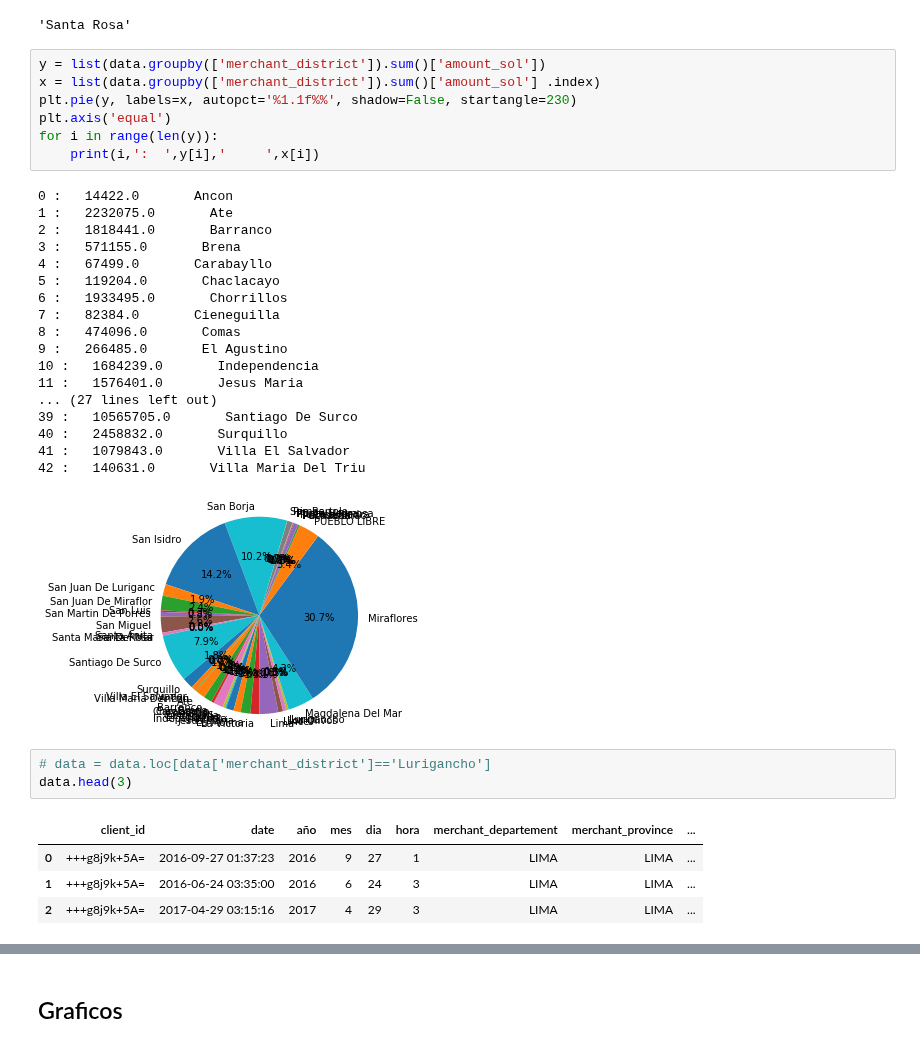
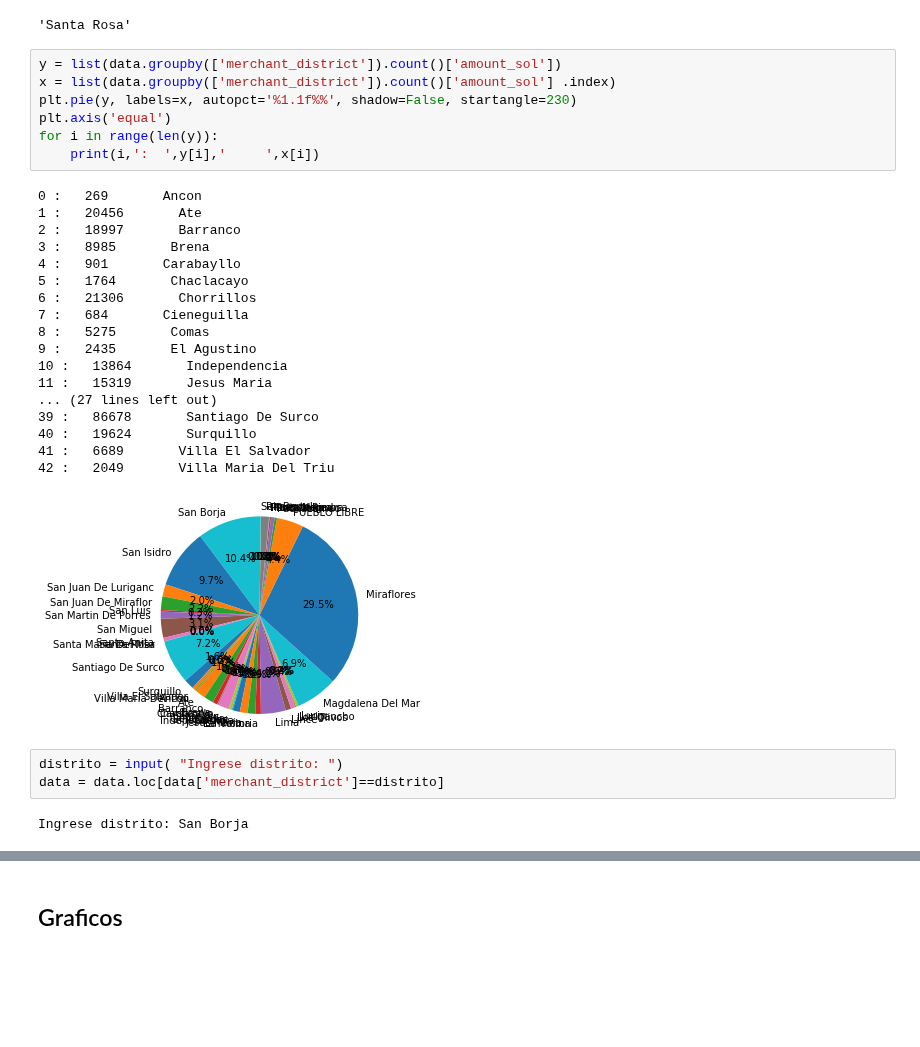
Before and after one commit to johnkbarrera/TemporalTXs, a Jupyter notebook: (1) ANALISIS DE DATOS.ipynb, the cells around one changed output, grey strips where cells are left out. Saved outputs shown, nothing was run; the diff lists cells and outputs as text; blank space fills up the shorter version.

```diff
--- a/(1) ANALISIS DE DATOS.ipynb
+++ b/(1) ANALISIS DE DATOS.ipynb
@@ -57,36 +57,33 @@ x[y.index(min(y))]
 # %% [output]
 'Santa Rosa'
 # %%
-y = list(data.groupby(['merchant_district']).sum()['amount_sol'])
-x = list(data.groupby(['merchant_district']).sum()['amount_sol'] .index)
+y = list(data.groupby(['merchant_district']).count()['amount_sol'])
+x = list(data.groupby(['merchant_district']).count()['amount_sol'] .index)
 plt.pie(y, labels=x, autopct='%1.1f%%', shadow=False, startangle=230)
 plt.axis('equal')
 for i in range(len(y)):
     print(i,':  ',y[i],'     ',x[i])
 # %% [output]
-0 :   14422.0       Ancon
-1 :   2232075.0       Ate
-2 :   1818441.0       Barranco
-3 :   571155.0       Brena
-4 :   67499.0       Carabayllo
-5 :   119204.0       Chaclacayo
-6 :   1933495.0       Chorrillos
-7 :   82384.0       Cieneguilla
-8 :   474096.0       Comas
-9 :   266485.0       El Agustino
-10 :   1684239.0       Independencia
-11 :   1576401.0       Jesus Maria
+0 :   269       Ancon
+1 :   20456       Ate
+2 :   18997       Barranco
+3 :   8985       Brena
+4 :   901       Carabayllo
+5 :   1764       Chaclacayo
+6 :   21306       Chorrillos
+7 :   684       Cieneguilla
+8 :   5275       Comas
+9 :   2435       El Agustino
+10 :   13864       Independencia
+11 :   15319       Jesus Maria
 ... (27 lines left out)
-39 :   10565705.0       Santiago De Surco
-40 :   2458832.0       Surquillo
-41 :   1079843.0       Villa El Salvador
-42 :   140631.0       Villa Maria Del Triu
+39 :   86678       Santiago De Surco
+40 :   19624       Surquillo
+41 :   6689       Villa El Salvador
+42 :   2049       Villa Maria Del Triu
-[figure, old version]
+[figure, new version]
 # %%
-# data = data.loc[data['merchant_district']=='Lurigancho']
-data.head(3)
+distrito = input( "Ingrese distrito: ")
+data = data.loc[data['merchant_district']==distrito]
 # %% [output]
-|  | client_id | date | año | mes | dia | hora | merchant_departement | merchant_province | ... |
-| 0 | +++g8j9k+5A= | 2016-09-27 01:37:23 | 2016 | 9 | 27 | 1 | LIMA | LIMA | ... |
-| 1 | +++g8j9k+5A= | 2016-06-24 03:35:00 | 2016 | 6 | 24 | 3 | LIMA | LIMA | ... |
-| 2 | +++g8j9k+5A= | 2017-04-29 03:15:16 | 2017 | 4 | 29 | 3 | LIMA | LIMA | ... |
+Ingrese distrito: San Borja
```
Also changed, not shown: parts of 7 cells of this notebook, 7 other files.
